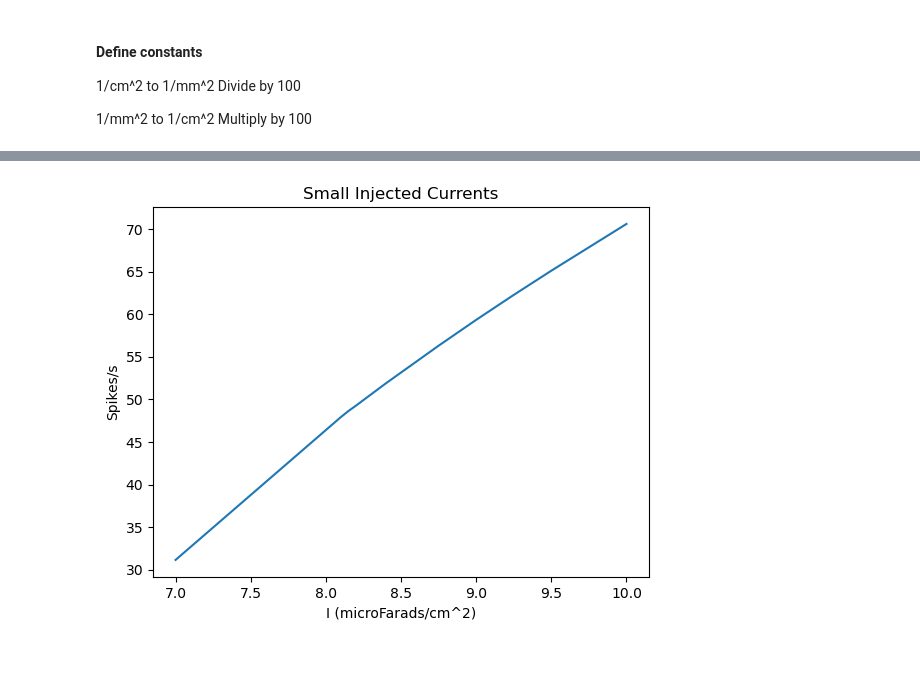
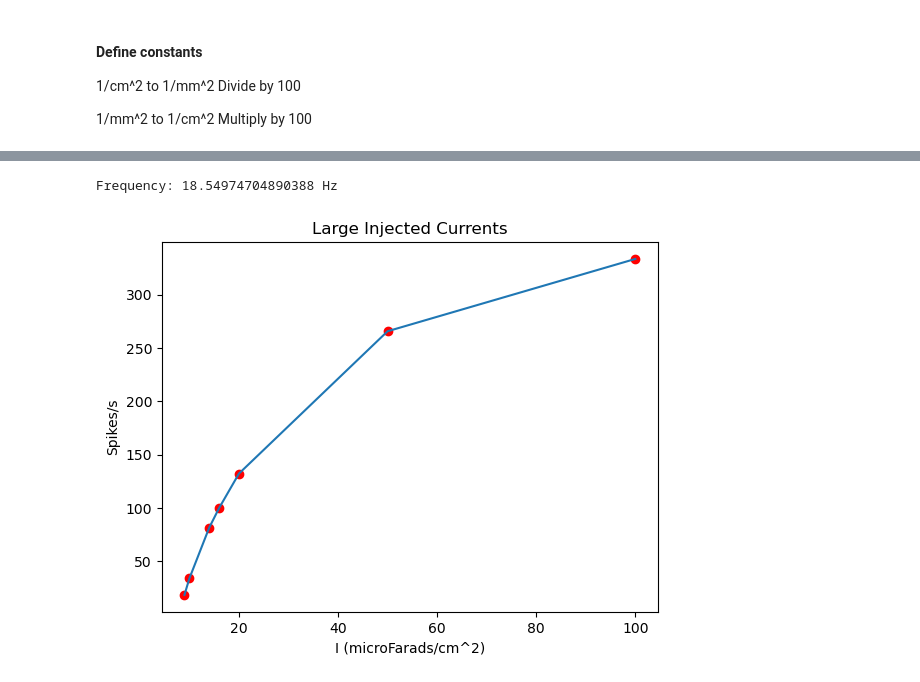
Before and after one commit to MatthewChen37/MATH8803-HW, a Jupyter notebook: HW1/HW1.ipynb, the cells around one changed output, grey strips where cells are left out. Cells and saved outputs as stored; diff of their text form; code cells hidden in the pictures.

```diff
--- a/HW1/HW1.ipynb
+++ b/HW1/HW1.ipynb
@@ -255,8 +217,27 @@ for ic in injected_currents:
-# %%
-plt.plot(injected_currents, firing_rate)
-plt.title("Small Injected Currents")
-plt.xlabel("I (microFarads/cm^2)")
-plt.ylabel("Spikes/s")
-plt.show()
-# %% [output]
-[figure, removed]
+# %%
+diffs = np.ediff1d(peak_rounded)
+avg = np.mean(diffs)
+print(f"Frequency: {(1 / avg) * 1000} Hz")
+# %% [output]
+Frequency: 18.54974704890388 Hz
+# %%
+injected_currents = [9, 10, 14, 16, 20, 50, 100]
+firing_rate = []
+
+for ic in injected_currents:
+	x = odeint(ConnorStevens, x0, T, args=(ic,))
+	volt = x[:, 0]
+	peaks, _ = find_peaks(volt, height=25)
+	peak_rounded = np.floor(peaks / 100.0).astype(int)
+	diffs = np.ediff1d(peak_rounded)
+	avg = np.mean(diffs[int(2 * len(diffs)/3): len(diffs)])
+	firing_rate.append((1 / avg) * 1000)
+# %%
+plt.plot(injected_currents, firing_rate)
+plt.scatter(injected_currents, firing_rate, c="r")
+plt.title("Large Injected Currents")
+plt.xlabel("I (microFarads/cm^2)")
+plt.ylabel("Spikes/s")
+plt.show()
+# %% [output]
+[figure, added]
```
Also changed, not shown: parts of 70 cells of this notebook.
